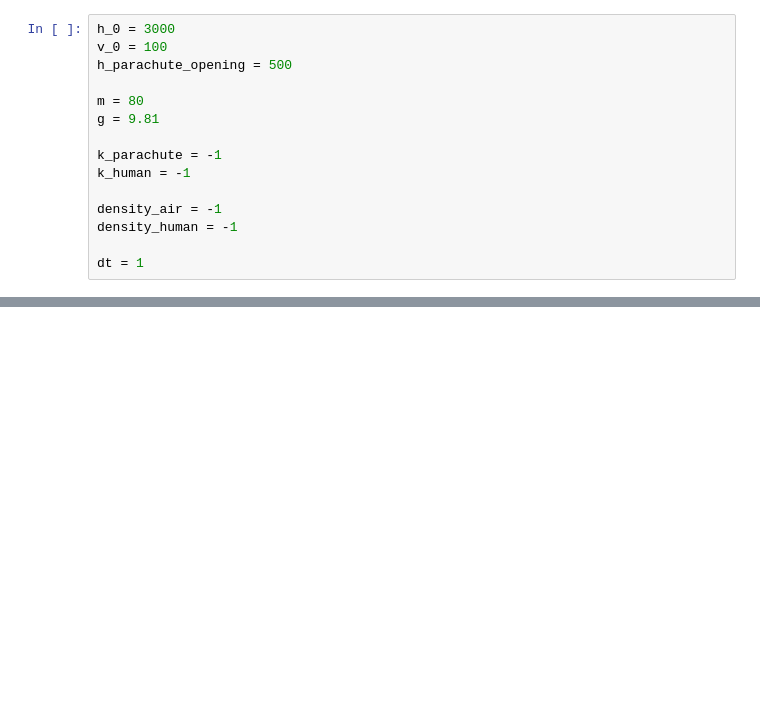
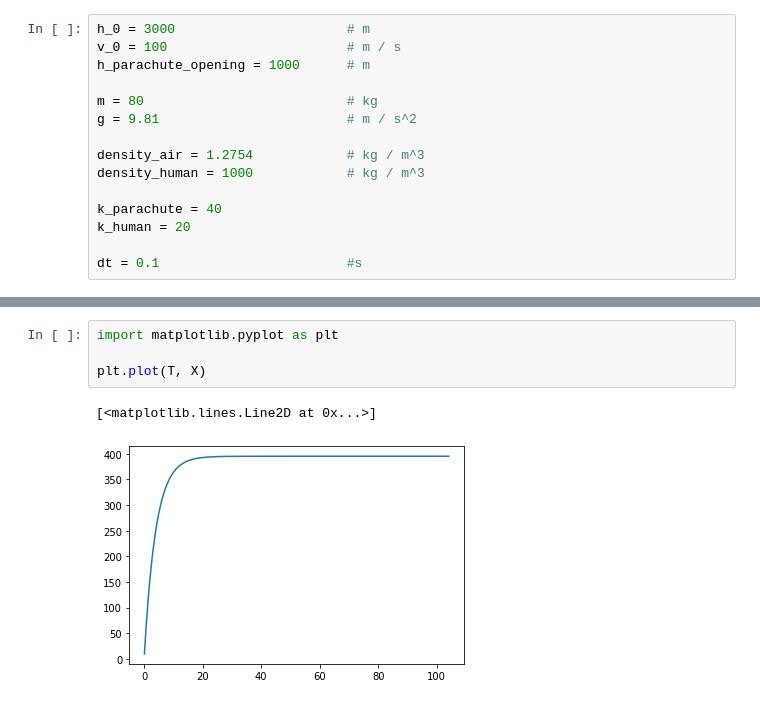
Before and after one commit to ZISRF/Modeling, a Jupyter notebook: skydiver/skydiver.ipynb, the cells around one changed output, grey strips where cells are left out. Drawn from its saved outputs; the diff is of its cells as text; blank space fills up the shorter version.

```diff
--- a/skydiver/skydiver.ipynb
+++ b/skydiver/skydiver.ipynb
@@ -1,15 +1,15 @@
 # %%
-h_0 = 3000
-v_0 = 100
-h_parachute_opening = 500
+h_0 = 3000                      # m
+v_0 = 100                       # m / s
+h_parachute_opening = 1000      # m
 
-m = 80
-g = 9.81
+m = 80                          # kg
+g = 9.81                        # m / s^2
 
-k_parachute = -1
-k_human = -1
+density_air = 1.2754            # kg / m^3
+density_human = 1000            # kg / m^3
 
-density_air = -1
-density_human = -1
+k_parachute = 40
+k_human = 20
 
-dt = 1
+dt = 0.1                        #s
@@ -35,0 +70,7 @@ KeyboardInterrupt:
+# %%
+import matplotlib.pyplot as plt
+
+plt.plot(T, X)
+# %% [output]
+[<matplotlib.lines.Line2D at 0x...>]
+[figure, added]
```
Also changed, not shown: parts of 6 cells of this notebook.
